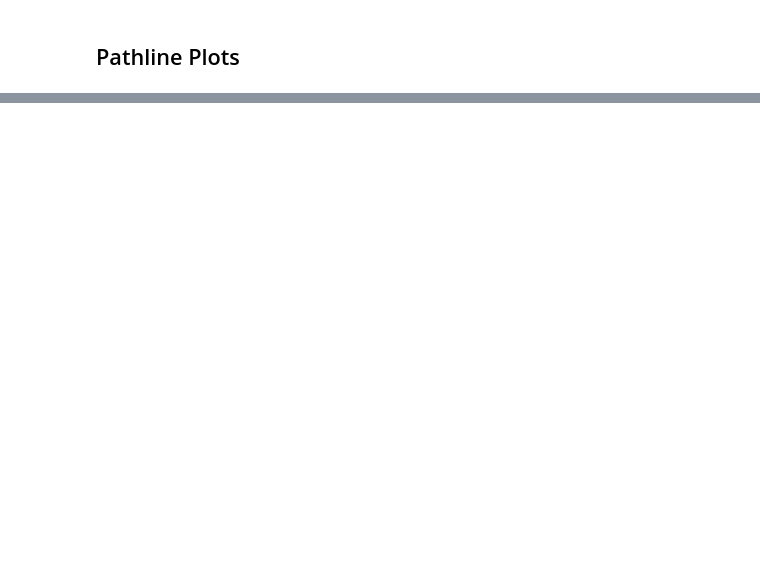
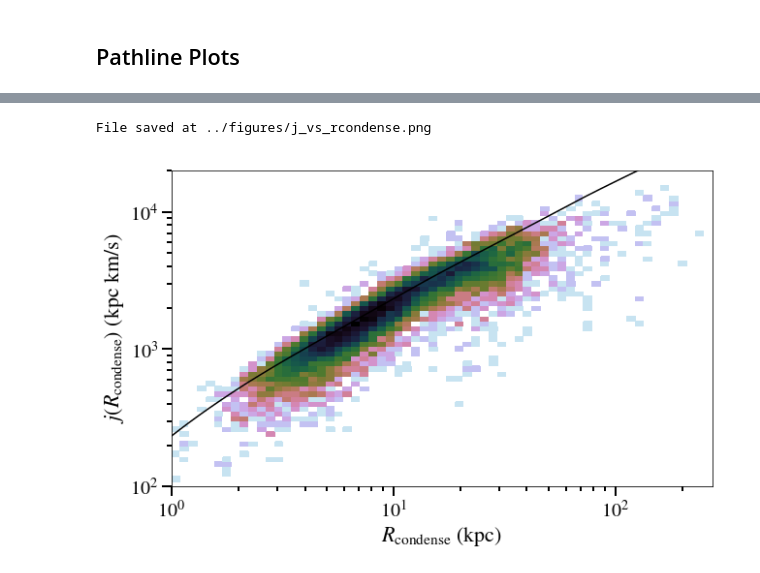
Before and after one commit to zhafen/Hot-Accretion-in-FIRE, a Jupyter notebook: analysis/pathline_plot.ipynb, the cells around one changed output, grey strips where cells are left out. Cells and saved outputs as stored; diff of their text form; code cells hidden in the pictures; blank space fills up the shorter version.

```diff
--- a/analysis/pathline_plot.ipynb
+++ b/analysis/pathline_plot.ipynb
@@ -348,13 +393,13 @@ R_high = np.nanpercentile( R, 84, axis=0 )
 inds = []
 for logT_arr in logT:
 
-    ind = -1
+    ind_ = -1
     for i in range( logT_arr.size ):
         if logT_arr[i] > 5.:
-            ind = i
+            ind_ = i
             break
 
-    inds.append( ind )
+    inds.append( ind_ )
 # %%
 inds = np.array( inds )
 # %%
@@ -392,34 +440,45 @@ ax.hist2d(
     cmap = cm.cubehelix_r,
     norm = plt_colors.LogNorm(),
 )
 
 ax.set_xscale( 'log' )
 ax.set_yscale( 'log' )
 # ax.set_xlim( 0, w.r_vir[snum] )
 # ax.set_ylim( 1e2, 3e4 )
 
 # ax.scatter(
 #     R_at_Tcool,
 #     L_at_Tcool / M_at_Tcool,
 #     s = 1,
 #     alpha = 0.5,
 # )
 
 ax.plot(
     j_data['r'],
     j_data['r'] * j_data['vc'],
     color = 'k',
 )
 
+ax.annotate(
+    s=r'$v_{\rm c}r$',
+    xy=( j_data['r'][25], ( j_data['r'] * j_data['vc'] )[25],),
+    xytext=(10,-10),
+    xycoords='data',
+    textcoords='offset points',
+)
+
 
 ax.set_xlabel( r'$R_{\rm condense}$ (kpc)', fontsize=22 )
-ax.set_ylabel( r'$j_{\rm condense}$ (kpc km/s)', fontsize=22 )
+ax.set_ylabel( r'$j(R_{\rm condense})$ (kpc km/s)', fontsize=22 )
 
 plotting.save_fig(
     out_dir = '../figures',
     save_file = 'j_vs_rcondense.png',
     fig = fig,
 )
+# %% [output]
+File saved at ../figures/j_vs_rcondense.png
+[figure, added]
 # %%
 w.data_masker.clear_masks()
 # %%
```
Also changed, not shown: parts of 26 cells of this notebook, 4 other files.
